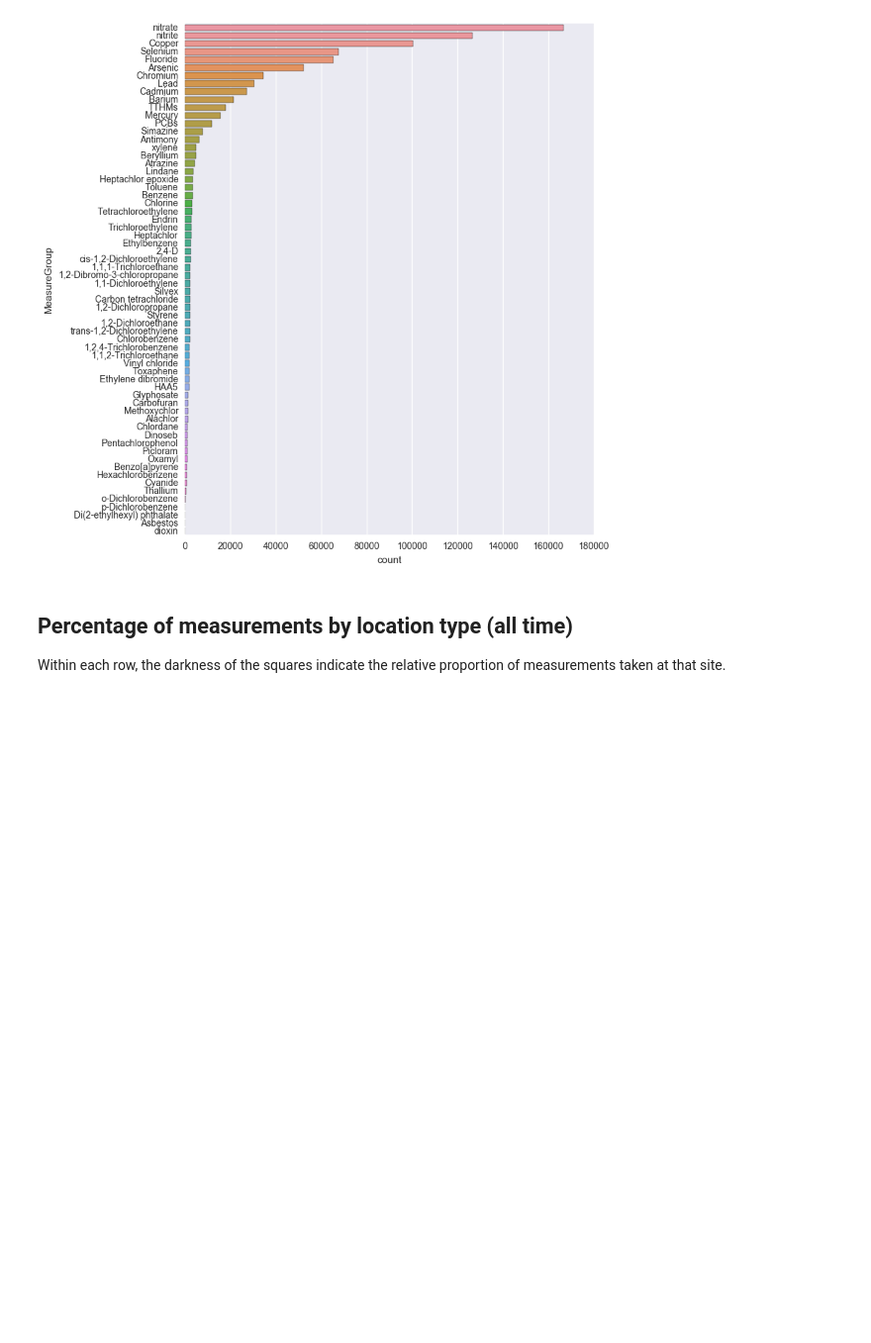
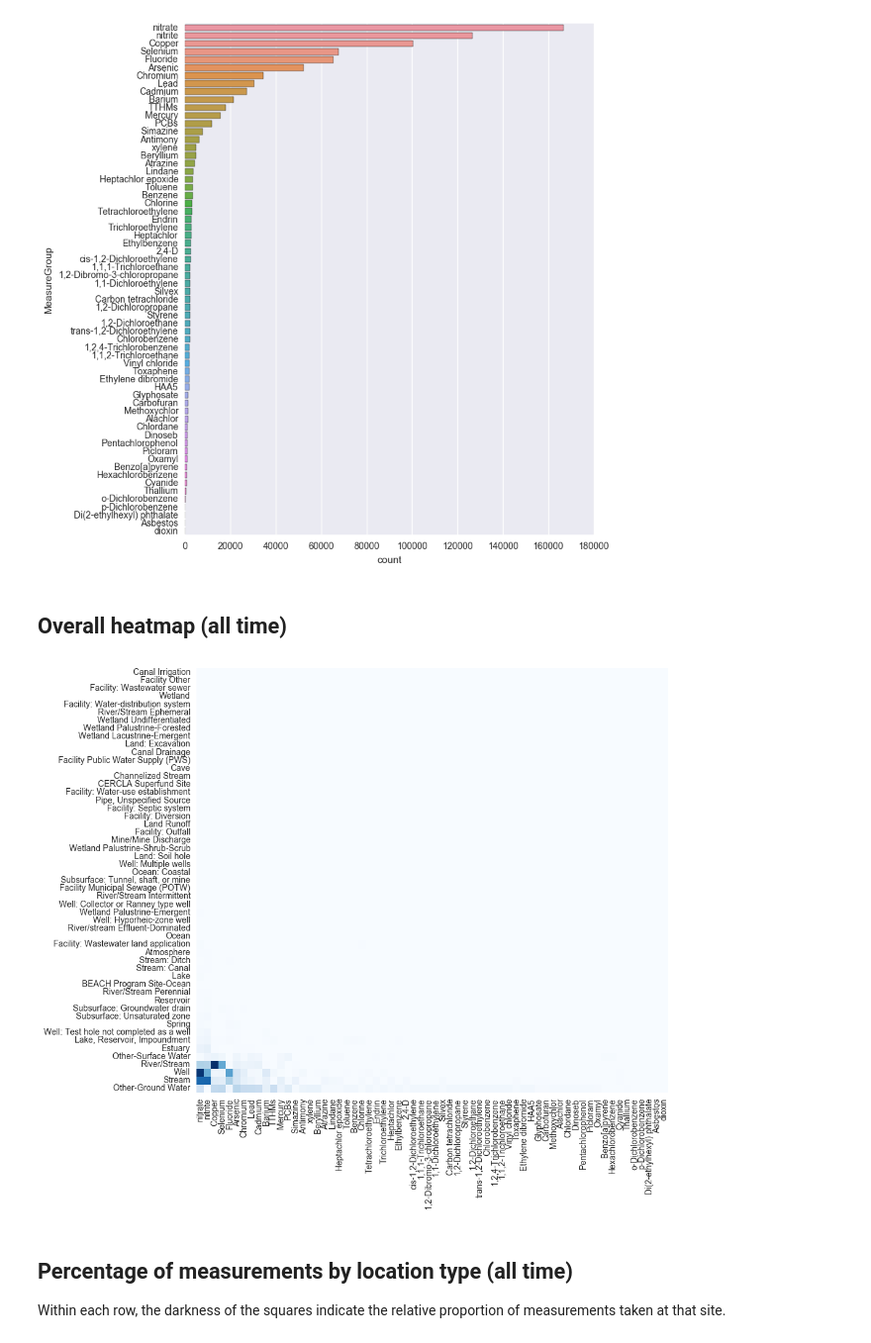
Before and after one commit to SeanU/waq, a Jupyter notebook: exploration/Water Independence.ipynb, the cells around one changed output. Shown at 99% size. Saved outputs shown, nothing was run; the diff lists cells and outputs as text; code cells hidden in the pictures; blank space fills up the shorter version.

```diff
--- a/exploration/Water Independence.ipynb
+++ b/exploration/Water Independence.ipynb
@@ -41,6 +45,18 @@ cp = sns.countplot(y=data.MeasureGroup,
                   order=data.MeasureGroup.value_counts().index)
 # %% [output]
 [figure]
+# %% [markdown]
+## Overall heatmap (all time)
+# %%
+plt.figure(figsize=(10,9))
+plt.pcolor(xtab, cmap='Blues')
+plt.grid(b=True)
+plt.ylim([0, len(xtab.index)])
+plt.xlim([0, len(xtab.columns)])
+yticks = plt.yticks(np.arange(0.5, len(xtab.index), 1), xtab.index)
+xticks = plt.xticks(np.arange(0.5, len(xtab.columns), 1), xtab.columns, rotation='vertical')
+# %% [output]
+[figure, added]
 # %% [markdown]
 ## Percentage of measurements by location type (all time)
 Within each row, the darkness of the squares indicate the relative proportion of measurements taken at that site.
```
Also changed, not shown: parts of 8 cells of this notebook.
